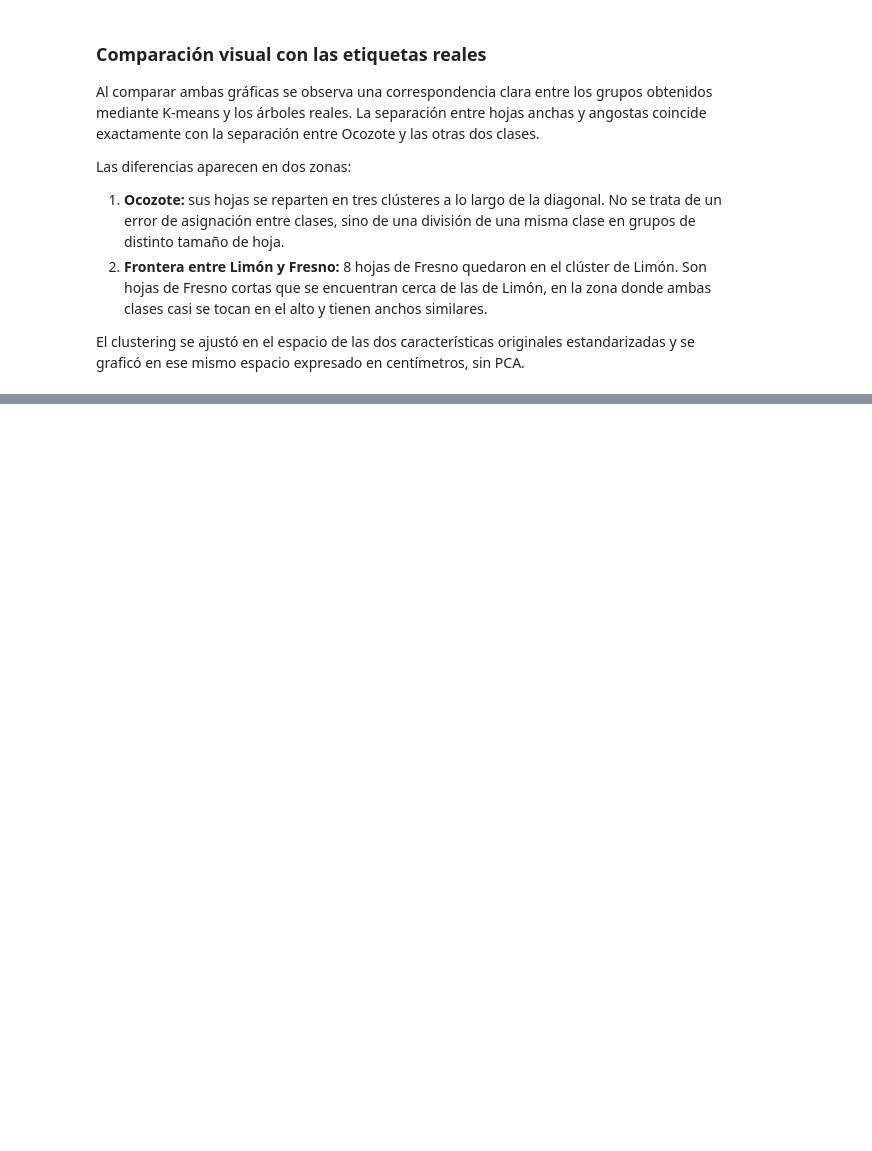
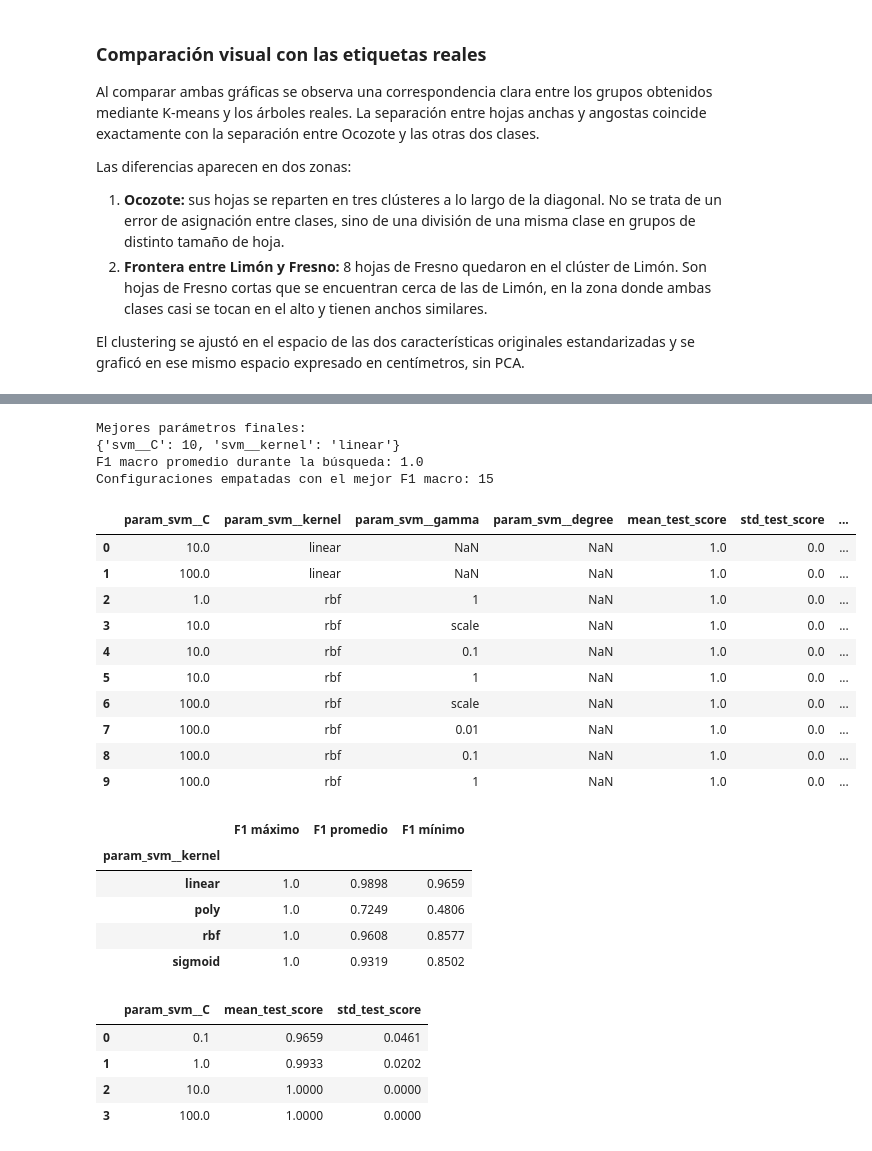
Before and after one commit to jpmartham/proyecto-final-razonamiento, a Jupyter notebook: notebooks/hojas.ipynb, the cells around one changed output, grey strips where cells are left out. Cells and saved outputs as stored; diff of their text form; code cells hidden in the pictures; blank space fills up the shorter version.

```diff
--- a/notebooks/hojas.ipynb
+++ b/notebooks/hojas.ipynb
@@ -2081,0 +2237,59 @@ En las zonas sin hojas, como la esquina inferior derecha o la parte izquierda de
+# %%
+# Búsqueda final utilizando todas las hojas
+busqueda_final_svm = buscar_configuracion_final(
+    pipeline_svm,
+    parametros_svm,
+    desempate_svm
+)
+
+mejor_modelo_svm = busqueda_final_svm.best_estimator_
+
+# Mejor F1 macro alcanzado por cada kernel
+resultados_busqueda_svm = pd.DataFrame(busqueda_final_svm.cv_results_)
+
+display(
+    resultados_busqueda_svm
+    .groupby("param_svm__kernel")["mean_test_score"]
+    .agg(["max", "mean", "min"])
+    .rename(columns={
+        "max": "F1 máximo",
+        "mean": "F1 promedio",
+        "min": "F1 mínimo"
+    })
+    .round(4)
+)
+
+# F1 macro del kernel lineal para cada valor de C
+display(
+    resultados_busqueda_svm[resultados_busqueda_svm["param_svm__kernel"] == "linear"]
+    [["param_svm__C", "mean_test_score", "std_test_score"]]
+    .reset_index(drop=True)
+    .round(4)
+)
+# %% [output]
+Mejores parámetros finales:
+{'svm__C': 10, 'svm__kernel': 'linear'}
+F1 macro promedio durante la búsqueda: 1.0
+Configuraciones empatadas con el mejor F1 macro: 15
+|  | param_svm__C | param_svm__kernel | param_svm__gamma | param_svm__degree | mean_test_score | std_test_score | ... |
+| 0 | 10.0 | linear | NaN | NaN | 1.0 | 0.0 | ... |
+| 1 | 100.0 | linear | NaN | NaN | 1.0 | 0.0 | ... |
+| 2 | 1.0 | rbf | 1 | NaN | 1.0 | 0.0 | ... |
+| 3 | 10.0 | rbf | scale | NaN | 1.0 | 0.0 | ... |
+| 4 | 10.0 | rbf | 0.1 | NaN | 1.0 | 0.0 | ... |
+| 5 | 10.0 | rbf | 1 | NaN | 1.0 | 0.0 | ... |
+| 6 | 100.0 | rbf | scale | NaN | 1.0 | 0.0 | ... |
+| 7 | 100.0 | rbf | 0.01 | NaN | 1.0 | 0.0 | ... |
+| 8 | 100.0 | rbf | 0.1 | NaN | 1.0 | 0.0 | ... |
+| 9 | 100.0 | rbf | 1 | NaN | 1.0 | 0.0 | ... |
+|  | F1 máximo | F1 promedio | F1 mínimo |
+| param_svm__kernel |  |  |  |
+| linear | 1.0 | 0.9898 | 0.9659 |
+| poly | 1.0 | 0.7249 | 0.4806 |
+| rbf | 1.0 | 0.9608 | 0.8577 |
+| sigmoid | 1.0 | 0.9319 | 0.8502 |
+|  | param_svm__C | mean_test_score | std_test_score |
+| 0 | 0.1 | 0.9659 | 0.0461 |
+| 1 | 1.0 | 0.9933 | 0.0202 |
+| 2 | 10.0 | 1.0000 | 0.0000 |
+| 3 | 100.0 | 1.0000 | 0.0000 |
```
Also changed, not shown: parts of 61 cells of this notebook.
